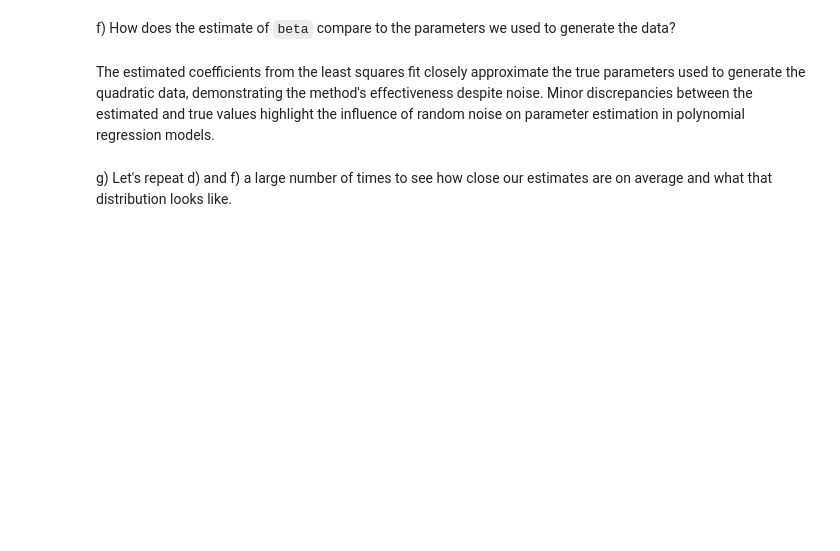
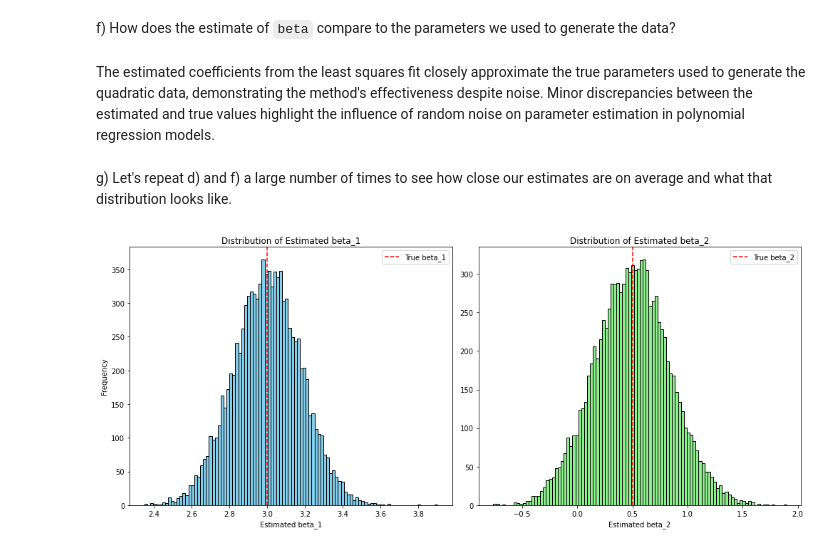
Before and after one commit to KEVqwe/Data-Science-Fundamentals, a Jupyter notebook: lecture_18/worksheet_18.ipynb, the cells around one changed output. Saved outputs shown, nothing was run; the diff lists cells and outputs as text; code cells hidden in the pictures; blank space fills up the shorter version.

```diff
--- a/lecture_18/worksheet_18.ipynb
+++ b/lecture_18/worksheet_18.ipynb
@@ -171,19 +171,45 @@ f) How does the estimate of `beta` compare to the parameters we used to generate
 The estimated coefficients from the least squares fit closely approximate the true parameters used to generate the quadratic data, demonstrating the method's effectiveness despite noise. Minor discrepancies between the estimated and true values highlight the influence of random noise on parameter estimation in polynomial regression models.
 # %% [markdown]
 g) Let's repeat d) and f) a large number of times to see how close our estimates are on average and what that distribution looks like.
-# %%
-import numpy as np
-import matplotlib.pyplot as plt
-
-betas = []
-true_beta = np.array([ ... ])
-for _ in range(10000):
-    x = -1 + 2 * np.random.random(SAMPLE_SIZE)
-    y = ...
-    intercept = np.ones(np.shape(x)[0])
-    X = np.array([intercept, x]).T
-    betas.append(...)
-
-plt.hist(np.array(betas)[:, 1], bins=100)
-plt.axvline(x=true_beta[1], c='r', linestyle='dashed')
-plt.show()
+# %%
+
+SAMPLE_SIZE = 100
+true_beta_quadratic = np.array([1, 3, 0.5])  # True parameters for the quadratic model
+iterations = 10000
+betas_estimates = []
+
+# Simulation loop
+for _ in range(iterations):
+    x = -1 + 2 * np.random.random(SAMPLE_SIZE)
+    y = true_beta_quadratic[0] + true_beta_quadratic[1] * x + true_beta_quadratic[2] * x**2 + np.random.randn(SAMPLE_SIZE)
+    X_quadratic = np.column_stack((np.ones(SAMPLE_SIZE), x, x**2))
+    beta_hat = np.linalg.inv(X_quadratic.T @ X_quadratic) @ X_quadratic.T @ y
+    betas_estimates.append(beta_hat)
+
+
+betas_estimates_array = np.array(betas_estimates)
+
+
+plt.figure(figsize=(14, 6))
+
+
+plt.subplot(1, 2, 1)
+plt.hist(betas_estimates_array[:, 1], bins=100, color='skyblue', edgecolor='black')
+plt.axvline(x=true_beta_quadratic[1], c='r', linestyle='dashed', label='True beta_1')
+plt.xlabel('Estimated beta_1')
+plt.ylabel('Frequency')
+plt.legend()
+plt.title('Distribution of Estimated beta_1')
+
+
+plt.subplot(1, 2, 2)
+plt.hist(betas_estimates_array[:, 2], bins=100, color='lightgreen', edgecolor='black')
+plt.axvline(x=true_beta_quadratic[2], c='r', linestyle='dashed', label='True beta_2')
+plt.xlabel('Estimated beta_2')
+plt.legend()
+plt.title('Distribution of Estimated beta_2')
+
+plt.tight_layout()
+plt.show()
+# %% [output]
+[figure, added]
```
Also changed, not shown: parts of 5 cells of this notebook.
